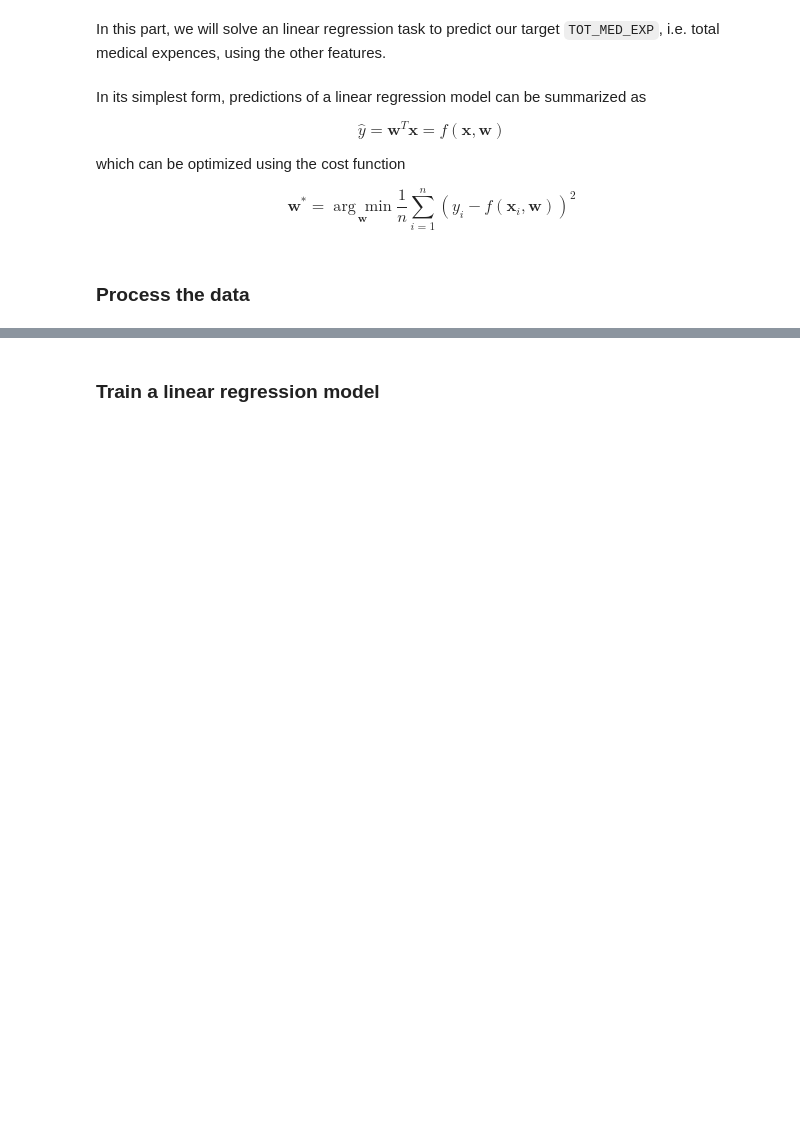
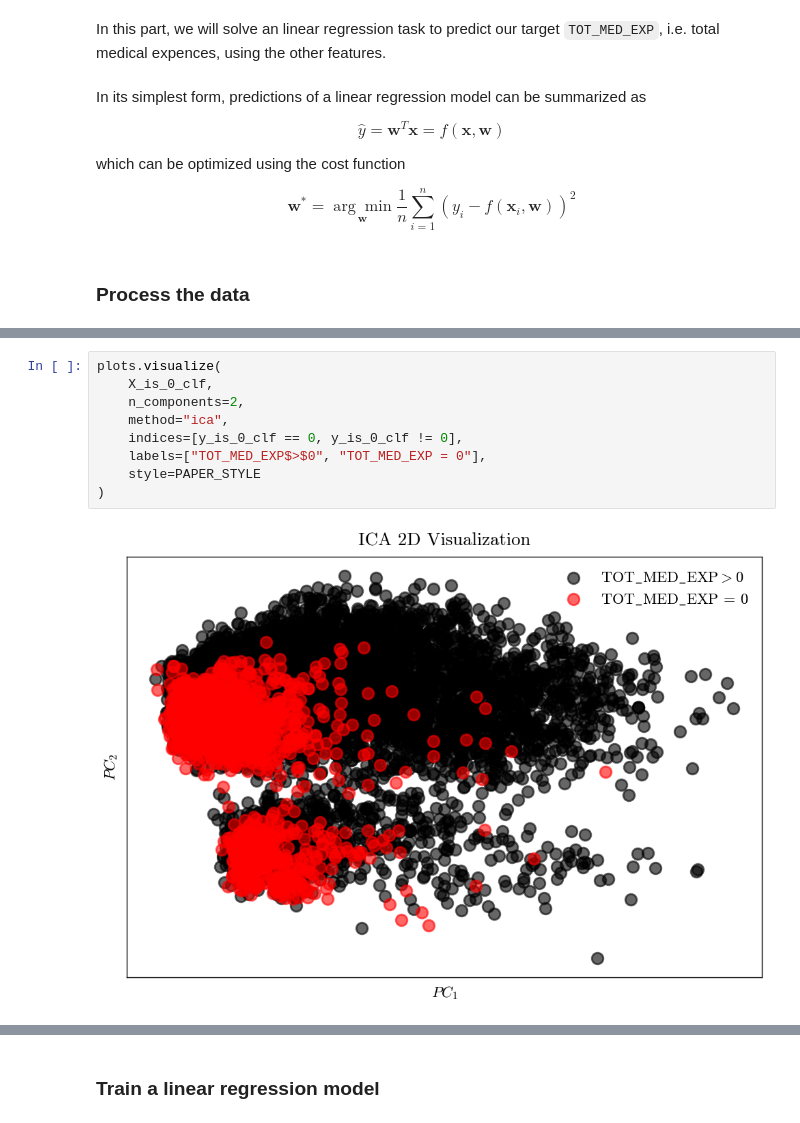
Before and after one commit to CamiloMartinezM/ml-healthcare-project, a Jupyter notebook: main.ipynb, the cells around one changed output, grey strips where cells are left out. Saved outputs shown, nothing was run; the diff lists cells and outputs as text; blank space fills up the shorter version.

```diff
--- a/main.ipynb
+++ b/main.ipynb
@@ -461,0 +494,11 @@ X_test_reg shape: (2493, 412)
+# %%
+plots.visualize(
+    X_is_0_clf,
+    n_components=2,
+    method="ica",
+    indices=[y_is_0_clf == 0, y_is_0_clf != 0],
+    labels=["TOT_MED_EXP$>$0", "TOT_MED_EXP = 0"],
+    style=PAPER_STYLE
+)
+# %% [output]
+[figure, added]
```
Also changed, not shown: parts of 19 cells of this notebook, 10 other files.
